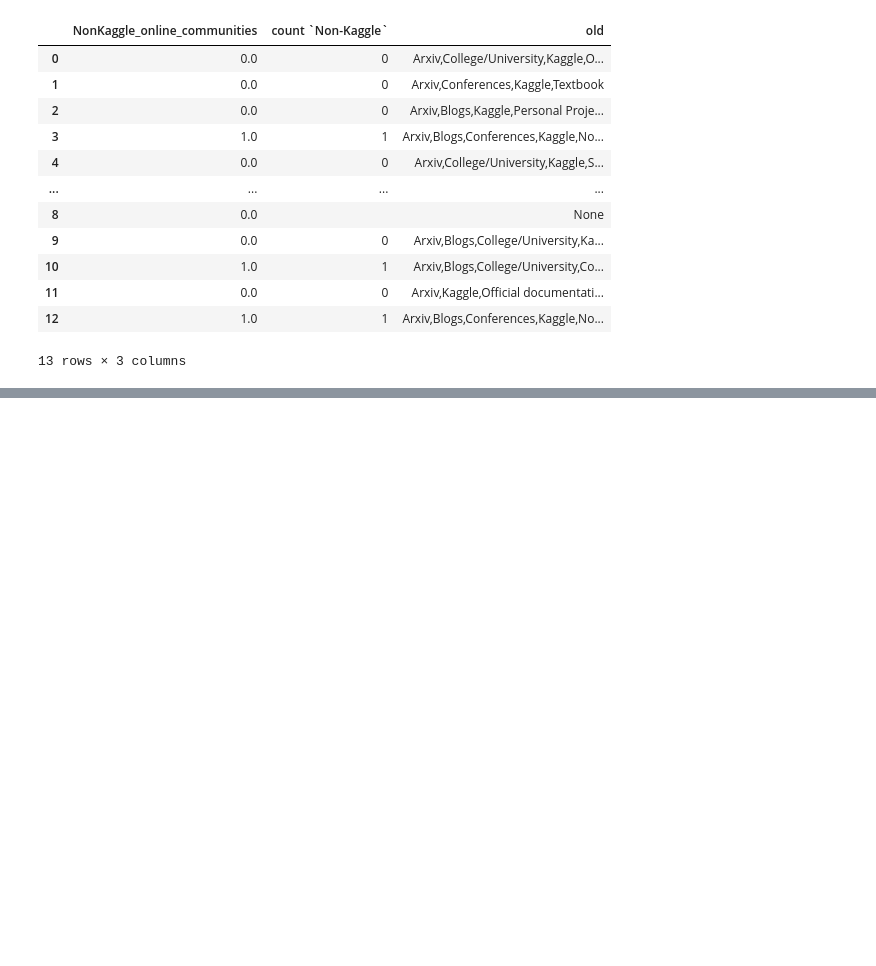
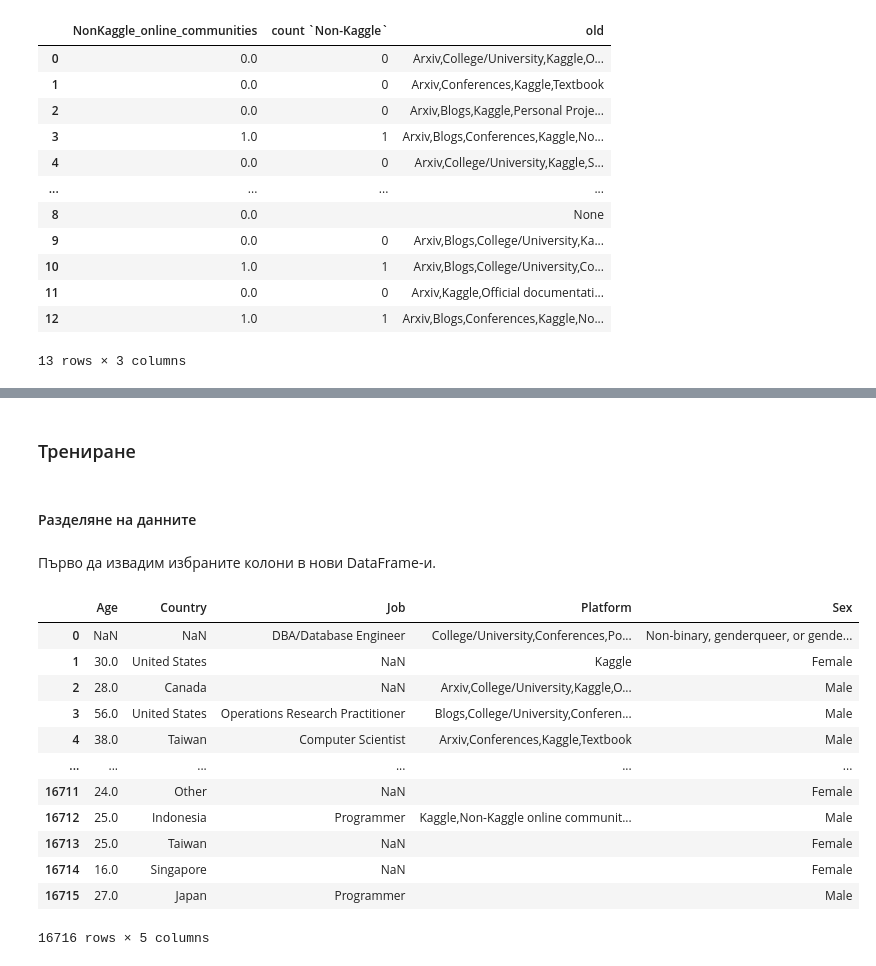
Before and after one commit to bobev18/kaggle_survey-17, a Jupyter notebook: survey2017.ipynb, the cells around one changed output, grey strips where cells are left out. Drawn from its saved outputs; the diff is of its cells as text; code cells hidden in the pictures; blank space fills up the shorter version.

```diff
--- a/survey2017.ipynb
+++ b/survey2017.ipynb
@@ -572,0 +625,23 @@ To be continued...
+# %% [markdown]
+### Трениране
+# %% [markdown]
+#### Разделяне на данните
+# %% [markdown]
+Първо да извадим избраните колони в нови DataFrame-и.
+# %%
+x = pd.DataFrame(data={'Sex': multi.GenderSelect, 'Age': multi.Age, 'Country': multi.Country, 'Job': multi.CurrentJobTitleSelect, 'Platform': multi.LearningPlatformSelect})
+x
+# %% [output]
+|  | Age | Country | Job | Platform | Sex |
+| 0 | NaN | NaN | DBA/Database Engineer | College/University,Conferences,Po... | Non-binary, genderqueer, or gende... |
+| 1 | 30.0 | United States | NaN | Kaggle | Female |
+| 2 | 28.0 | Canada | NaN | Arxiv,College/University,Kaggle,O... | Male |
+| 3 | 56.0 | United States | Operations Research Practitioner | Blogs,College/University,Conferen... | Male |
+| 4 | 38.0 | Taiwan | Computer Scientist | Arxiv,Conferences,Kaggle,Textbook | Male |
+| ... | ... | ... | ... | ... | ... |
+| 16711 | 24.0 | Other | NaN |  | Female |
+| 16712 | 25.0 | Indonesia | Programmer | Kaggle,Non-Kaggle online communit... | Male |
+| 16713 | 25.0 | Taiwan | NaN |  | Female |
+| 16714 | 16.0 | Singapore | NaN |  | Female |
+| 16715 | 27.0 | Japan | Programmer |  | Male |
+16716 rows × 5 columns
```
Also changed, not shown: parts of 20 cells of this notebook.
